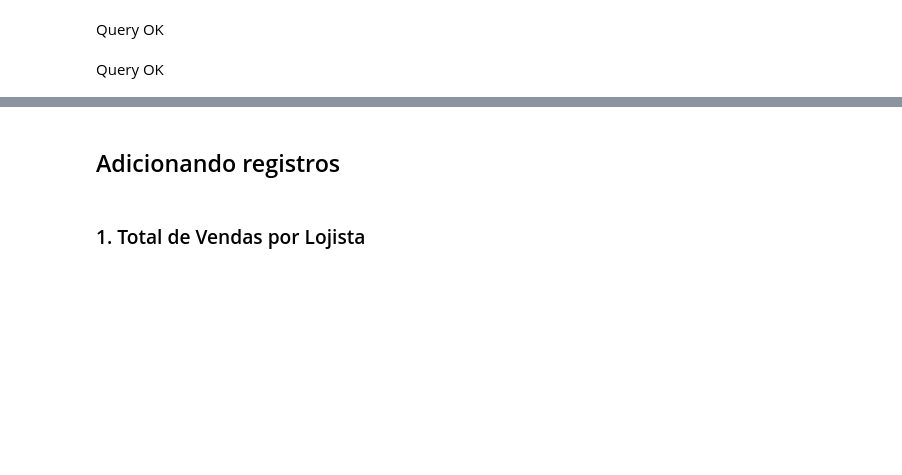
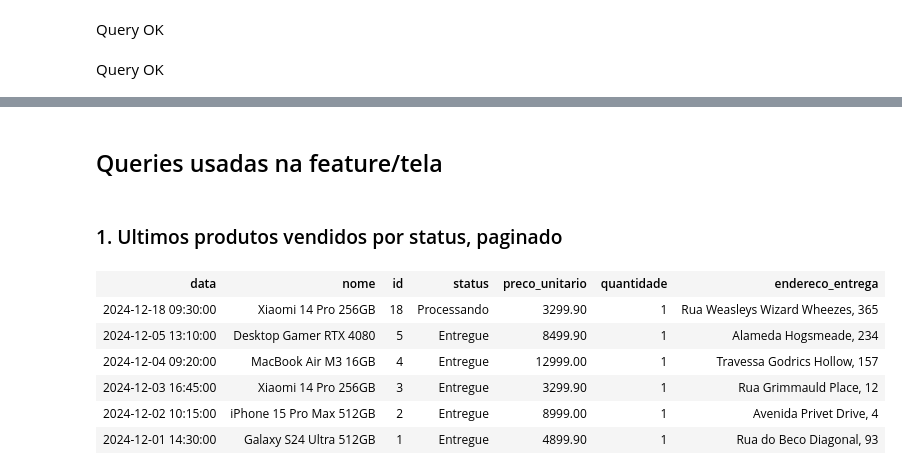
Before and after one commit to rgoncalves94/inf-325-grupo-5-2025, a Jupyter notebook: notebooks/1.Base relacional MariaDB.ipynb, the cells around one changed output, grey strips where cells are left out. Drawn from its saved outputs; the diff is of its cells as text; code cells hidden in the pictures; blank space fills up the shorter version.

```diff
--- a/notebooks/1.Base relacional MariaDB.ipynb
+++ b/notebooks/1.Base relacional MariaDB.ipynb
@@ -190,2 +474,2 @@ Query OK
 # %% [markdown]
-## Adicionando registros
+## Queries usadas na feature/tela
@@ -312,17 +476,25 @@ INSERT INTO `Precos` (`ProdutoID`, `Valor`, `TipoPreco`, `DataInicioVigencia`, `
 # %% [markdown]
-### 1. Total de Vendas por Lojista
+### 1. Ultimos produtos vendidos por status, paginado
 # %%
 SELECT
-    l.lojista_id ID,
-    l.nome AS Lojista,
-    SUM(ip.quantidade * ip.preco_unitario) AS TotalVendido
+    ped.data, p.nome, ped.id, ped.status, ip.preco_unitario, ip.quantidade, c.endereco_entrega
 FROM
-    Lojistas l
-JOIN
-    Produtos p ON l.lojista_id = p.lojista_id
-JOIN
-    ItensPedidos ip ON p.produto_id = ip.produto_id
-GROUP BY
-    l.nome
+    lojistas l
+JOIN produtos p ON l.id = p.lojista_id
+JOIN itens_pedidos ip ON p.id = ip.produto_id
+JOIN pedidos ped on ped.id = ip.pedido_id
+JOIN clientes c on c.id = ped.cliente_id
+WHERE
+    ped.status IN ('Processando', 'Cancelado', 'Entregue', 'Enviado')
+    AND l.id = 1 -- Dinâmico pela sessão do usuário
 ORDER BY
-    TotalVendido DESC;
+    ped.data DESC
+limit 0,10;
+# %% [output]
+| data | nome | id | status | preco_unitario | quantidade | endereco_entrega |
+| 2024-12-18 09:30:00 | Xiaomi 14 Pro 256GB | 18 | Processando | 3299.90 | 1 | Rua Weasleys Wizard Wheezes, 365 |
+| 2024-12-05 13:10:00 | Desktop Gamer RTX 4080 | 5 | Entregue | 8499.90 | 1 | Alameda Hogsmeade, 234 |
+| 2024-12-04 09:20:00 | MacBook Air M3 16GB | 4 | Entregue | 12999.00 | 1 | Travessa Godrics Hollow, 157 |
+| 2024-12-03 16:45:00 | Xiaomi 14 Pro 256GB | 3 | Entregue | 3299.90 | 1 | Rua Grimmauld Place, 12 |
+| 2024-12-02 10:15:00 | iPhone 15 Pro Max 512GB | 2 | Entregue | 8999.00 | 1 | Avenida Privet Drive, 4 |
+| 2024-12-01 14:30:00 | Galaxy S24 Ultra 512GB | 1 | Entregue | 4899.90 | 1 | Rua do Beco Diagonal, 93 |
```
Also changed, not shown: parts of 17 cells of this notebook, 4 other files.
